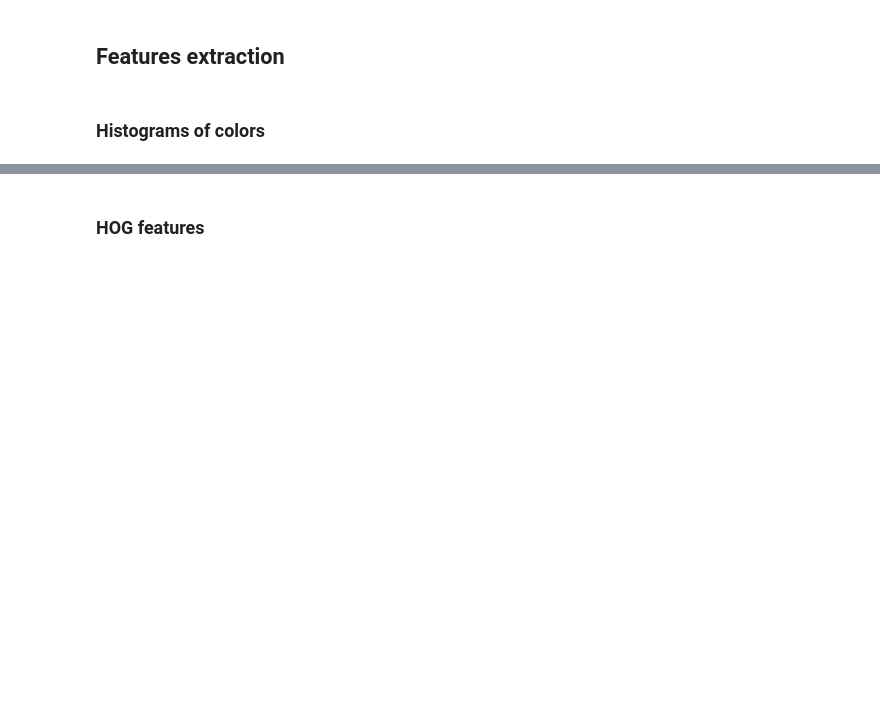
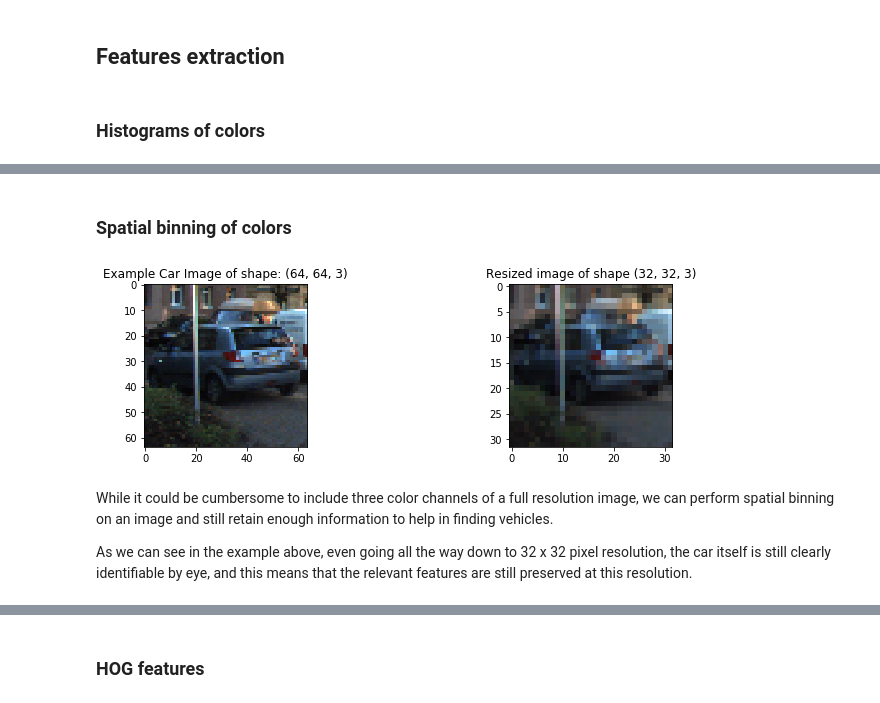
Before and after one commit to sbatururimi/Vehicle-Detection, a Jupyter notebook: Vehicle Detection.ipynb, the cells around one changed output, grey strips where cells are left out. Saved outputs shown, nothing was run; the diff lists cells and outputs as text; code cells hidden in the pictures; blank space fills up the shorter version.

```diff
--- a/Vehicle Detection.ipynb
+++ b/Vehicle Detection.ipynb
@@ -162,0 +167,23 @@ else:
+# %% [markdown]
+### Spatial binning of colors
+# %%
+small_img = cv2.resize(image, (32, 32))
+# Plot the examples
+fig = plt.figure(figsize=(12, 3))
+plt.subplot(121)
+plt.imshow(image)
+title = 'Example Car Image of shape: {}'.format(image.shape)
+plt.title(title)
+plt.subplot(122)
+plt.imshow(small_img)
+title = "Resized image of shape {}".format(small_img.shape)
+plt.title(title)
+filename = output_images_dir + "resized_image.png"
+plt.savefig(filename)
+plt.show()
+# %% [output]
+[figure, added]
+# %% [markdown]
+While it could be cumbersome to include three color channels of a full resolution image, we can perform spatial binning on an image and still retain enough information to help in finding vehicles.
+
+As we can see in the example above, even going all the way down to 32 x 32 pixel resolution, the car itself is still clearly identifiable by eye, and this means that the relevant features are still preserved at this resolution.
```
Also changed, not shown: parts of 17 cells of this notebook, 5 other files.
